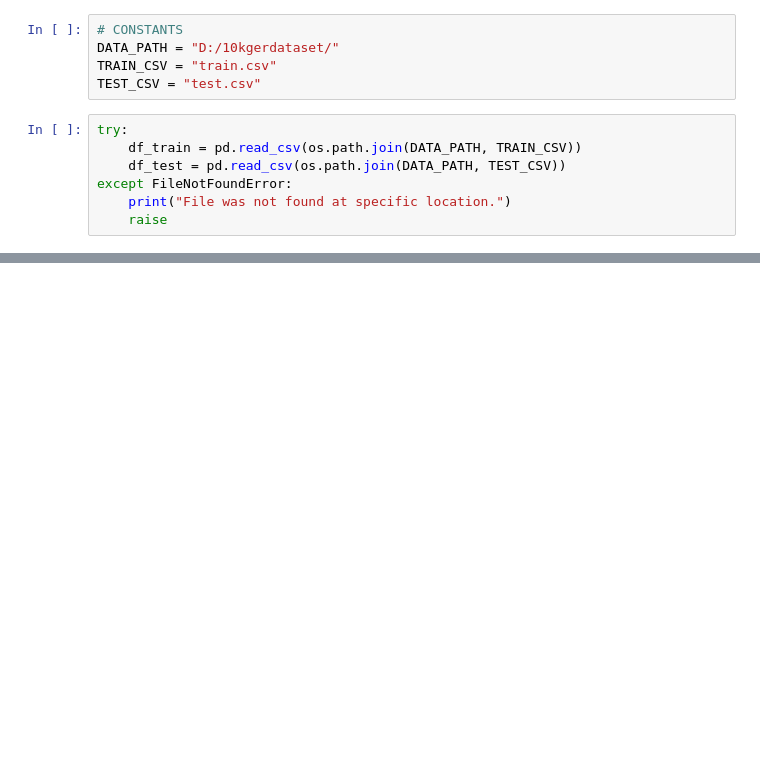
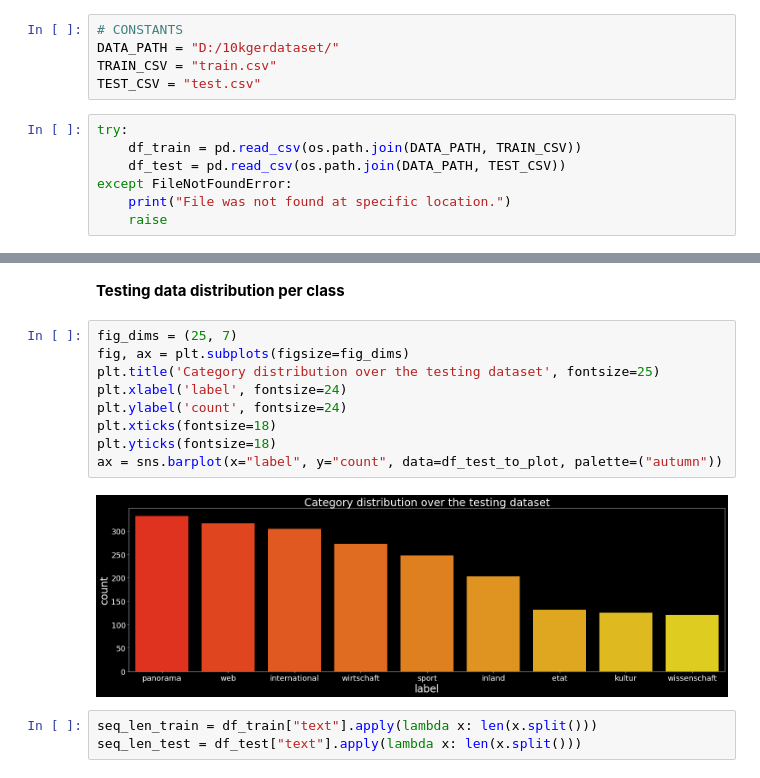
Before and after one commit to volkovwashere/german-article-classifier, a Jupyter notebook: notebooks/data_analysis.ipynb, the cells around one changed output, grey strips where cells are left out. Drawn from its saved outputs; the diff is of its cells as text; blank space fills up the shorter version.

```diff
--- a/notebooks/data_analysis.ipynb
+++ b/notebooks/data_analysis.ipynb
@@ -89,0 +105,16 @@ True
+# %% [markdown]
+__Testing data distribution per class__
+# %%
+fig_dims = (25, 7)
+fig, ax = plt.subplots(figsize=fig_dims)
+plt.title('Category distribution over the testing dataset', fontsize=25)
+plt.xlabel('label', fontsize=24)
+plt.ylabel('count', fontsize=24)
+plt.xticks(fontsize=18)
+plt.yticks(fontsize=18)
+ax = sns.barplot(x="label", y="count", data=df_test_to_plot, palette=("autumn"))
+# %% [output]
+[figure, added]
+# %%
+seq_len_train = df_train["text"].apply(lambda x: len(x.split()))
+seq_len_test = df_test["text"].apply(lambda x: len(x.split()))
```
Also changed, not shown: parts of 40 cells of this notebook.
